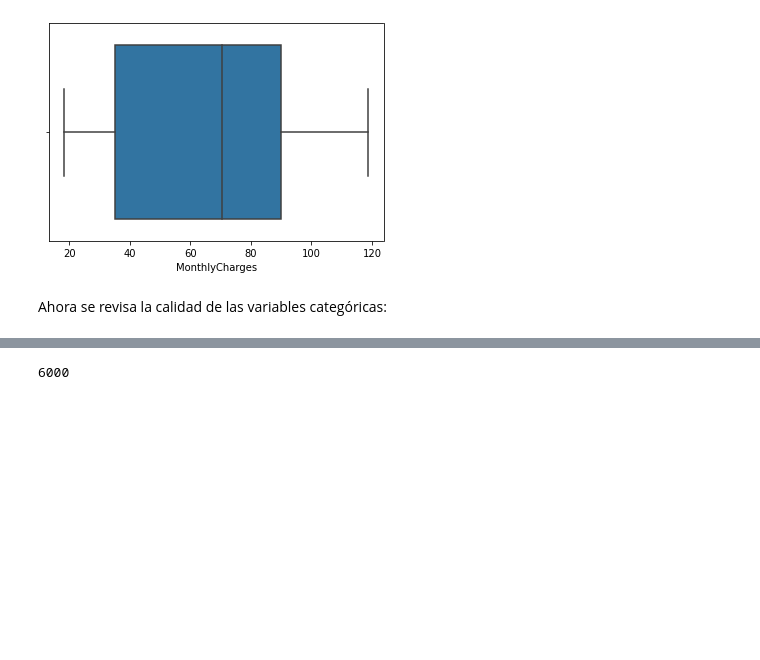
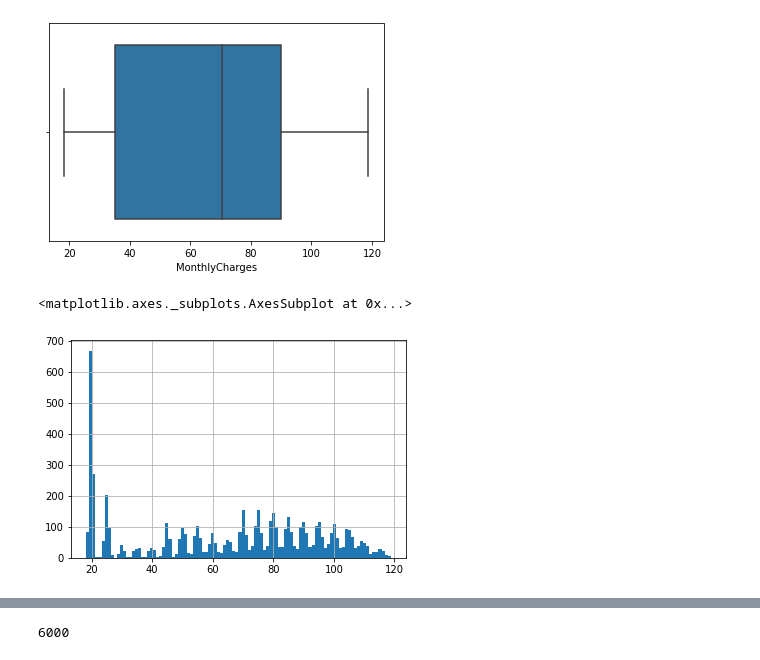
Before and after one commit to yacanom/CDA_taller-4, a Jupyter notebook: Notebooks/CDA_Taller_4.ipynb, the cells around one changed output, grey strips where cells are left out. Drawn from its saved outputs; the diff is of its cells as text; code cells hidden in the pictures; blank space fills up the shorter version.

```diff
--- a/Notebooks/CDA_Taller_4.ipynb
+++ b/Notebooks/CDA_Taller_4.ipynb
@@ -157,5 +158,8 @@ sns.boxplot(x=data["MonthlyCharges"])
 # %% [output]
 <matplotlib.axes._subplots.AxesSubplot at 0x...>
 [figure]
-# %% [markdown]
-Ahora se revisa la calidad de las variables categóricas:
+# %%
+data['MonthlyCharges'].hist(bins = 100)
+# %% [output]
+<matplotlib.axes._subplots.AxesSubplot at 0x...>
+[figure, added]
```
Also changed, not shown: parts of 82 cells of this notebook, 1 other file.
